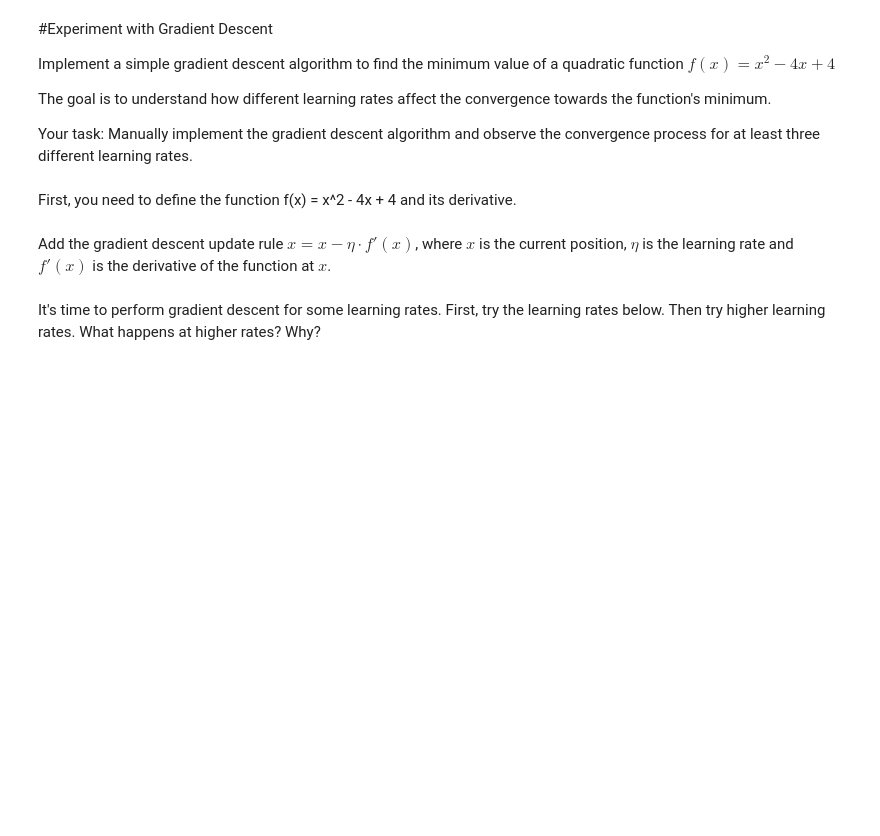
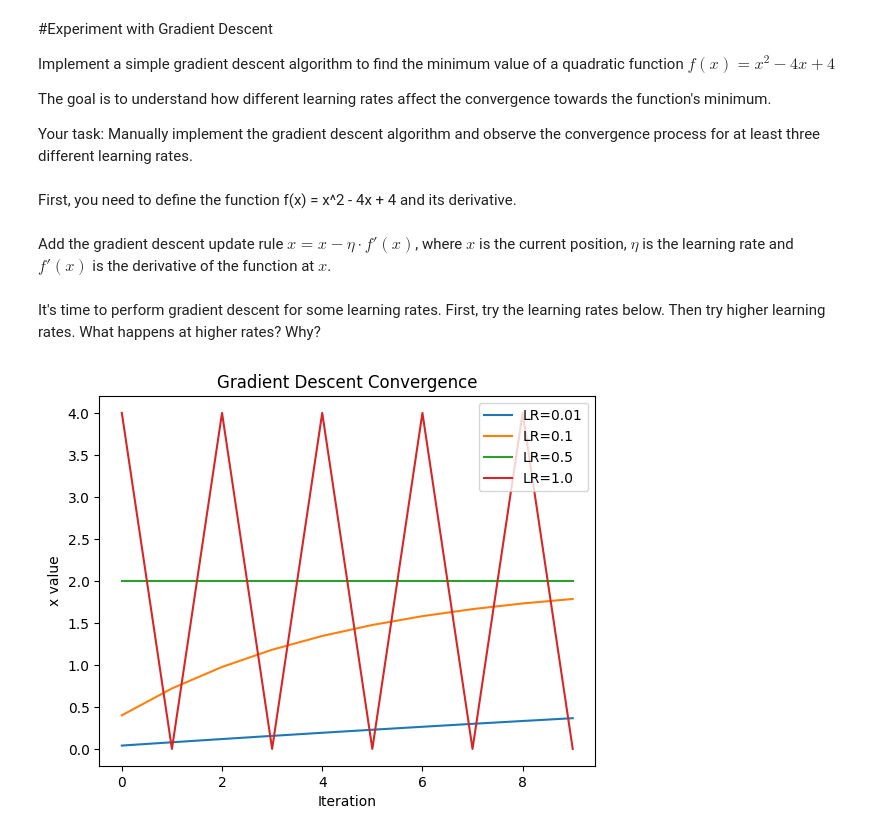
Before and after one commit to MiguelAtencio/deep-learning-copilot, a Jupyter notebook: ML4BI_E2.ipynb, the cells around one changed output. Drawn from its saved outputs; the diff is of its cells as text; code cells hidden in the pictures; blank space fills up the shorter version.

```diff
--- a/ML4BI_E2.ipynb
+++ b/ML4BI_E2.ipynb
@@ -85,3 +104,9 @@ def df(x):
+# %%
+def f(x):
+    return x**2 -4*x + 4
+
+def df(x):
+    return 2*x - 4
 # %% [markdown]
 Add the gradient descent update rule $x = x - \eta \cdot f'(x)$, where $x$ is the current position, $\eta$ is the learning rate and $f'(x)$ is the derivative of the function at $x$.
 # %%
@@ -90,7 +115,7 @@ def gradient_descent(initial_x, learning_rate, epochs):
     history = []  # To store the value of x and f(x) at each step
     for _ in range(epochs):
         gradient = df(x)
-        x = #IMPLEMENT THE GRADIENT DESCENT UPDATE RULE
+        x -= learning_rate * gradient
         history.append((x, f(x)))
     return history
 # %% [markdown]
@@ -98,17 +123,19 @@ It's time to perform gradient descent for some learning rates. First, try the le
 # %%
 import matplotlib.pyplot as plt
 
-learning_rates = [0.01, 0.1, 0.5]
+learning_rates = [0.01, 0.1, 0.5, 1.0]
 initial_x = 0  # Starting point
 epochs = 10
 
 for lr in learning_rates:
     history = gradient_descent(initial_x, lr, epochs)
     xs, ys = zip(*history)
     plt.plot(xs, label=f'LR={lr}')
 
 plt.xlabel('Iteration')
 plt.ylabel('x value')
 plt.title('Gradient Descent Convergence')
 plt.legend()
 plt.show()
+# %% [output]
+[figure, added]
```
Also changed, not shown: parts of 11 cells of this notebook.
